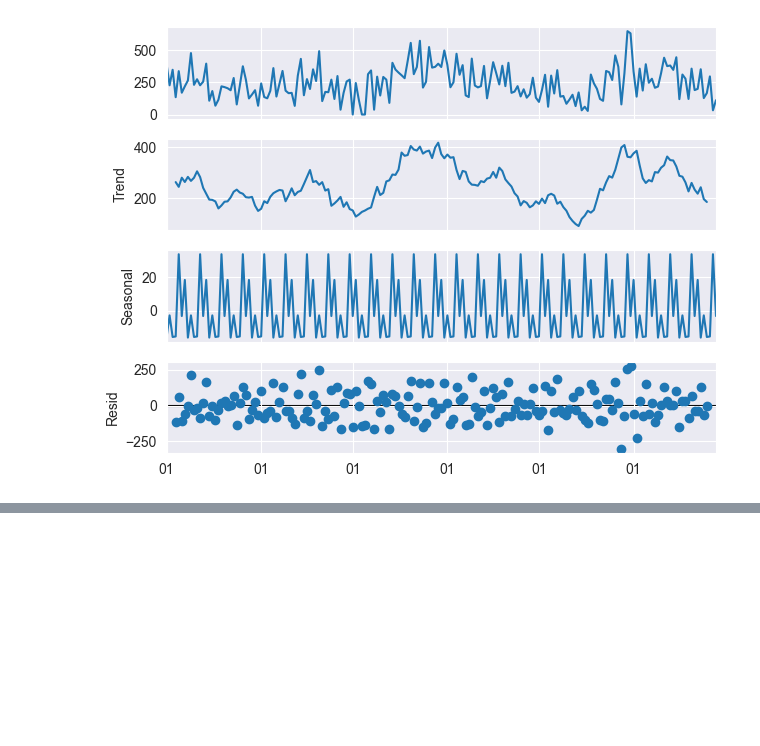
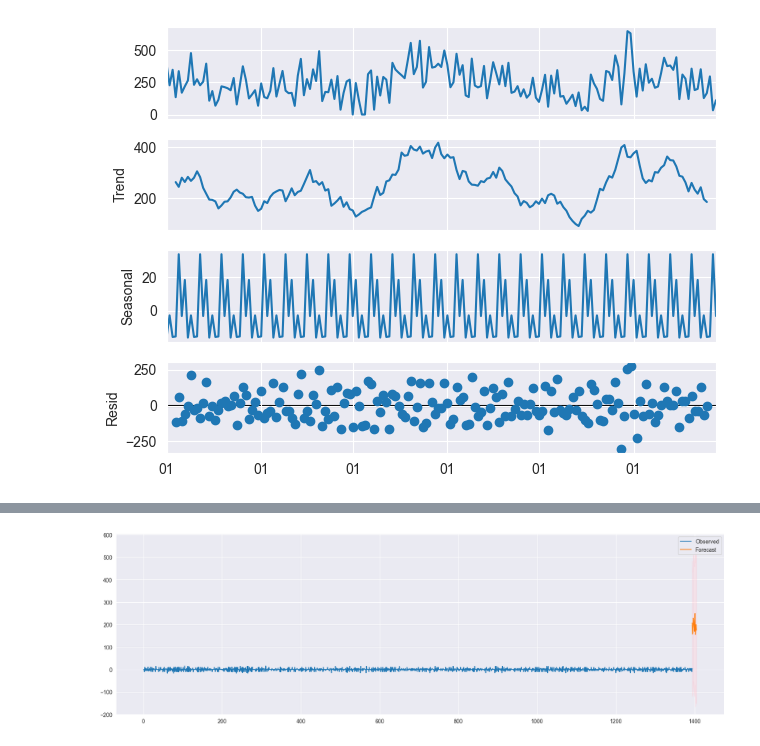
Before and after one commit to eleanatan/data-science, a Jupyter notebook: forecasting/time_series/coffee_sales_forecasting.ipynb, the cells around one changed output, grey strips where cells are left out. Cells and saved outputs as stored; diff of their text form; code cells hidden in the pictures; blank space fills up the shorter version.

```diff
--- a/forecasting/time_series/coffee_sales_forecasting.ipynb
+++ b/forecasting/time_series/coffee_sales_forecasting.ipynb
@@ -215,7 +236,7 @@ import pmdarima as pm
 
 # Fit a SARIMA model automatically
 model = pm.auto_arima(
-    df_diff,
+    daily_data,
     seasonal=True,
     m=7,  # e.g., if monthly data with yearly seasonality = 12, daily data with weekly seasonality = 7
     start_p=1, start_q=1,
@@ -232,9 +253,7 @@ model = pm.auto_arima(
 print(model.summary())
 
 # Forecasting
-n_periods = 12  # e.g., forecast next 12 months
-forecast, conf_int = model.predict(n_periods=n_periods, return_conf_int=True)
-
-# Plot forecast
-model.plot_predict(n_periods=n_periods)
+n_periods = 12  # e.g., forecast next 7 days
+forecast, confidence_intervals = model.predict(n_periods=n_periods, return_conf_int=True)
+forecast
 # %% [output]
@@ -241,0 +290,20 @@ ValueError: numpy.dtype size changed, may indicate binary incompatibility. Expec
+# %%
+plt.figure(figsize=(20, 6))  # For example, 10 inches wide and 6 inches tall
+
+# Plot the observed data
+plt.plot(df_diff, label='Observed')
+
+# Plot the forecasted data
+forecast_index = np.arange(len(df_diff), len(df_diff) + 12)
+plt.plot(forecast_index, forecast, label='Forecast')
+
+# Plot the confidence intervals
+plt.fill_between(forecast_index,
+                 confidence_intervals[:, 0],
+                 confidence_intervals[:, 1],
+                 color='pink', alpha=0.3)
+
+plt.legend()
+plt.show()
+# %% [output]
+[figure, added]
```
Also changed, not shown: parts of 7 cells of this notebook.
